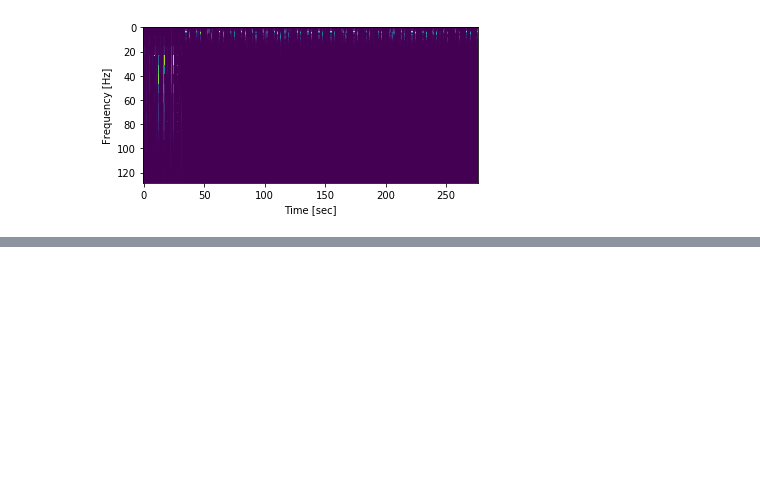
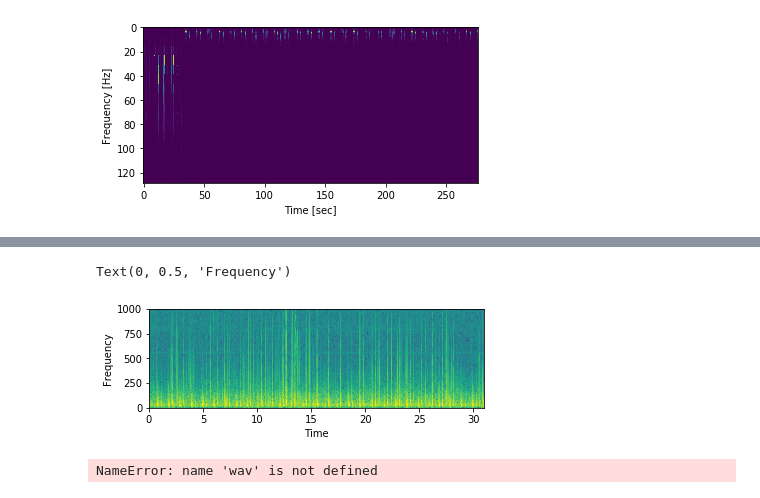
Before and after one commit to MohamedFawzy/ML-projects, a Jupyter notebook: source/heartbeats/Heartbeat-sounds.ipynb, the cells around one changed output, grey strips where cells are left out. Drawn from its saved outputs; the diff is of its cells as text; code cells hidden in the pictures; blank space fills up the shorter version.

```diff
--- a/source/heartbeats/Heartbeat-sounds.ipynb
+++ b/source/heartbeats/Heartbeat-sounds.ipynb
@@ -31,0 +57,11 @@ plt.show()
+# %%
+plt.subplot(212)
+
+plt.specgram(signalData,Fs=samplingFrequency)
+
+plt.xlabel('Time')
+
+plt.ylabel('Frequency')
+# %% [output]
+Text(0, 0.5, 'Frequency')
+[figure, added]
@@ -31,0 +143,4 @@ plt.show()
+# %%
+plotstft("audiopath")
+# %% [output]
+NameError: name 'wav' is not defined
```
Also changed, not shown: parts of 5 cells of this notebook.
